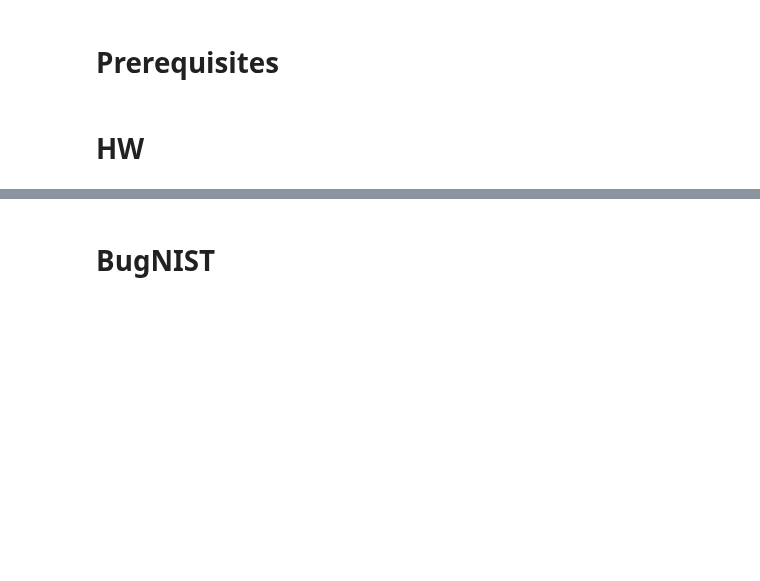
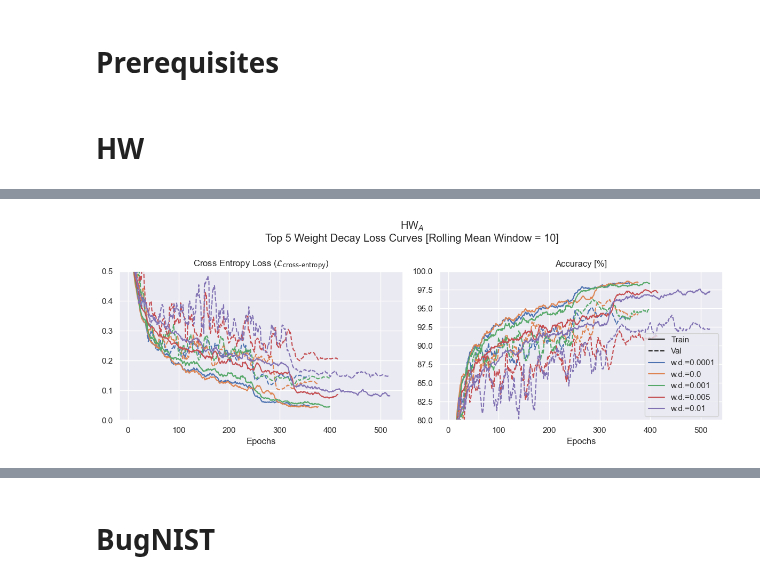
Before and after one commit to R0ner/cnn-context, a Jupyter notebook: notebooks/rep-03-curves.ipynb, the cells around one changed output, grey strips where cells are left out. Drawn from its saved outputs; the diff is of its cells as text; code cells hidden in the pictures; blank space fills up the shorter version.

```diff
--- a/notebooks/rep-03-curves.ipynb
+++ b/notebooks/rep-03-curves.ipynb
@@ -14,0 +113,56 @@ fig_dir = "../figures"
+# %%
+plot_by = lambda config: not config.get("cnt_loss", False)
+
+cs = sns.color_palette().as_hex()
+fig, (ax0, ax1) = plt.subplots(
+    1, 2, figsize=(12, 4.5), sharex=True, sharey=False, tight_layout=True
+)
+idx = 0
+for run in stats:
+    config = configs[run]
+    stat = stats[run]
+    if not plot_by(config):
+        continue
+
+    wd = config.get("wd", "")
+    c = cs[idx]
+
+    if stat["val/mean_loss_ce_a"].dropna()[-10:].mean() > 0.21:
+        continue
+
+    ax0.plot(
+        stat["train/mean_loss_ce_a"].rolling(window=10).mean(),
+        ls="-",
+        c=c,
+        label=rf"$\lambda={lambda_}$, $\gamma$={gamma}",
+    )
+    ax0.plot(stat["val/mean_loss_ce_a"].rolling(window=10).mean(), ls="--", c=c)
+
+    ax1.plot(
+        stat["train/accuracy_a"].rolling(window=10).mean() * 100,
+        ls="-",
+        c=c,
+        label=rf"w.d.={wd}",
+    )
+    ax1.plot(stat["val/accuracy_a"].rolling(window=10).mean() * 100, ls="--", c=c)
+
+    idx += 1
+
+
+ax0.set_title(r"Cross Entropy Loss ($\mathcal{L}_\text{cross-entropy}$)")
+ax1.set_title("Accuracy [%]")
+
+ax0.set_xlabel("Epochs")
+ax1.set_xlabel("Epochs")
+
+ax0.set_ylim(0, 0.5)
+ax1.set_ylim(80, 100)
+fig.suptitle("HW$_A$\nTop 5 Weight Decay Loss Curves [Rolling Mean Window = 10]")
+
+handles, labels = ax1.get_legend_handles_labels()
+handles = [Line2D([], [], ls='-', c='k'), Line2D([], [], ls='--', c='k')] + handles
+labels = ["Train", "Val"] + labels
+ax1.legend(handles, labels)
+plt.savefig(f"{fig_dir}/hwa_wd_loss_curves_top5.pdf", bbox_inches='tight')
+# %% [output]
+[figure, added]
```
Also changed, not shown: parts of 20 cells of this notebook, 2 other files.
